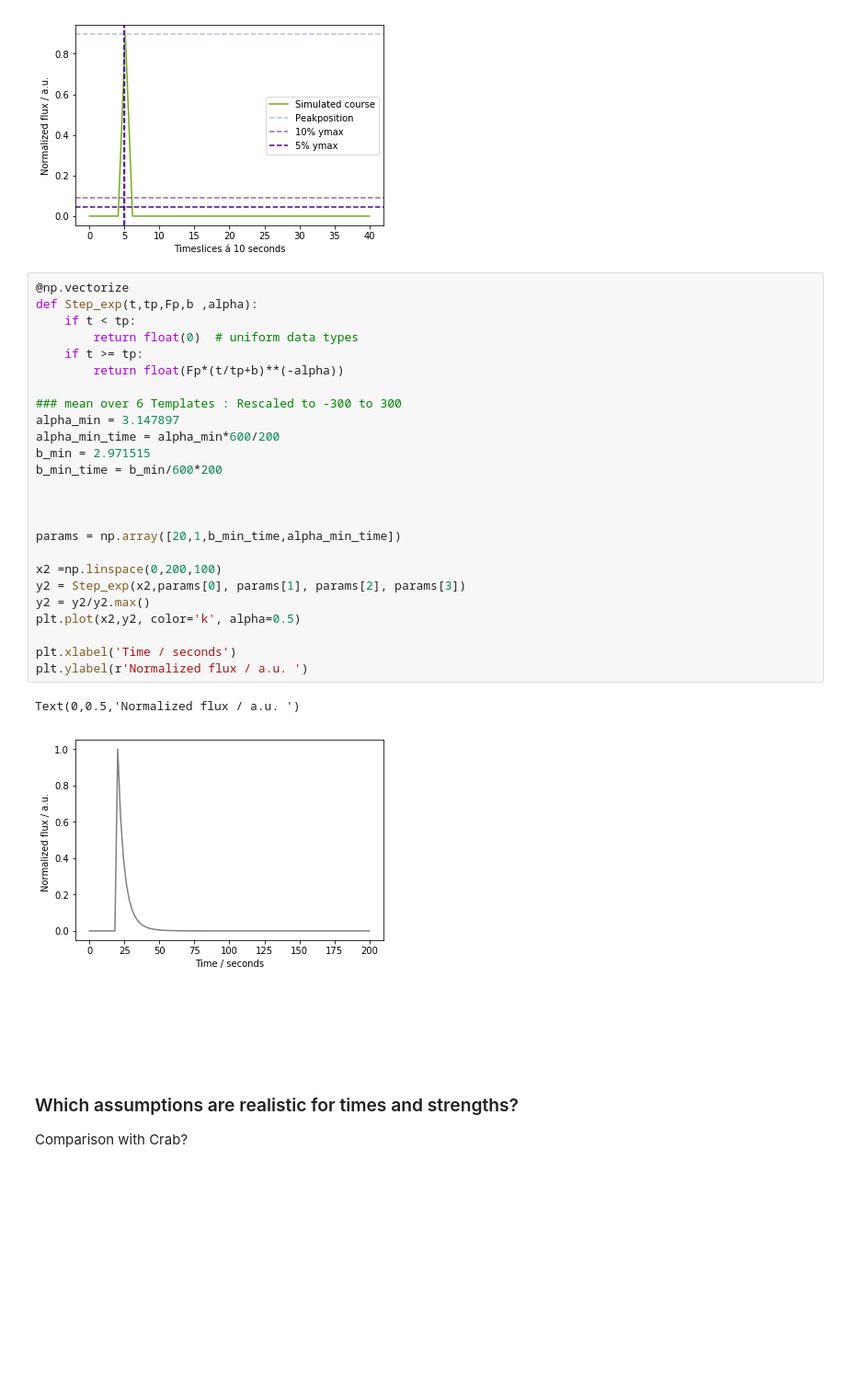
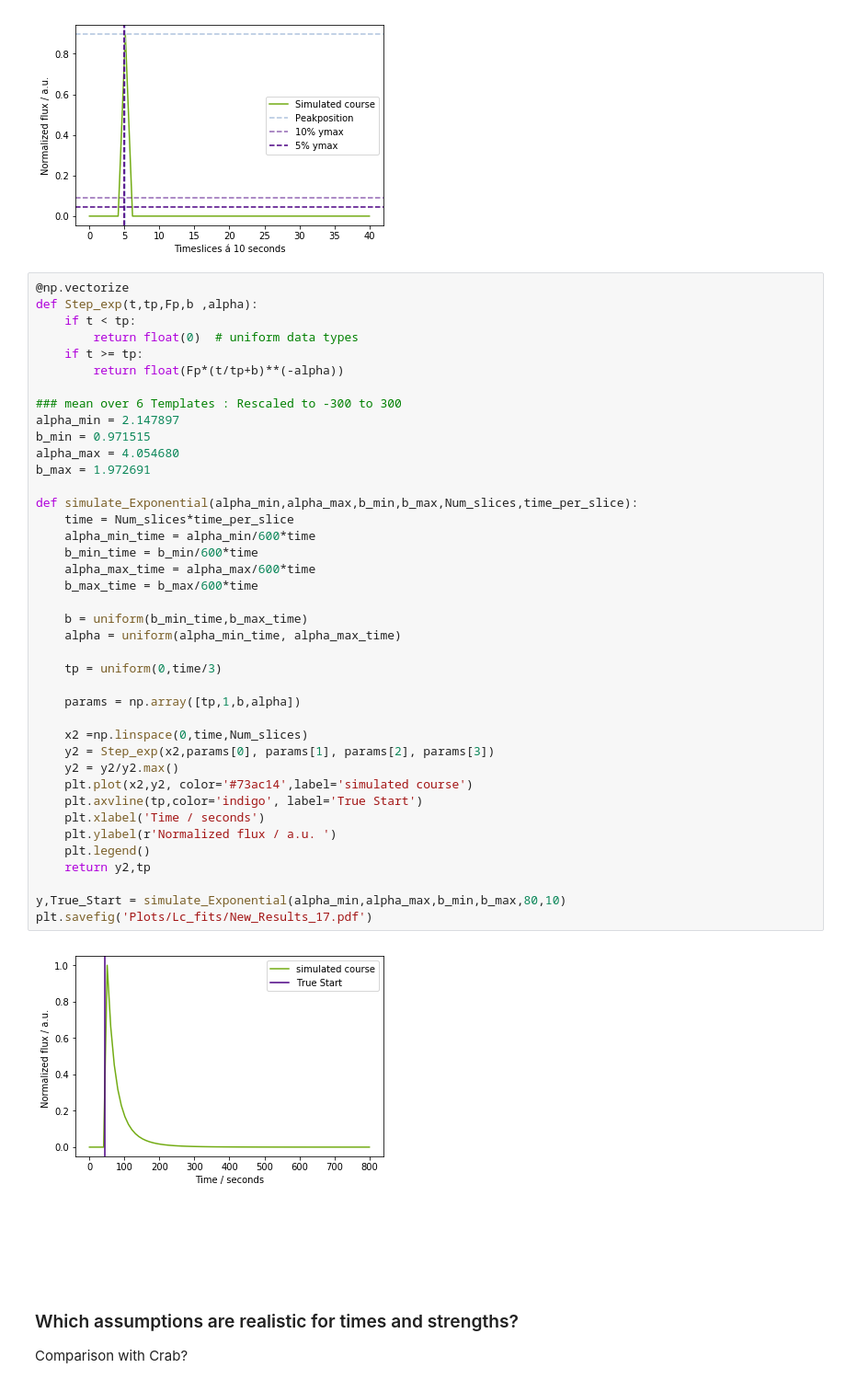
Before and after one commit to JanaMo/Project_Master, a Jupyter notebook: Lightcurve_Fit.ipynb, the cells around one changed output. Shown at 92% size. Drawn from its saved outputs; the diff is of its cells as text; blank space fills up the shorter version.

Commit message:
Exponential Template written as function

```diff
--- a/Lightcurve_Fit.ipynb
+++ b/Lightcurve_Fit.ipynb
@@ -643,31 +643,45 @@ True_Start   ## +/- 2 Slices Toleranz
 # %%
 @np.vectorize
 def Step_exp(t,tp,Fp,b ,alpha):
     if t < tp:
         return float(0)  # uniform data types
     if t >= tp:
         return float(Fp*(t/tp+b)**(-alpha))
 
 ### mean over 6 Templates : Rescaled to -300 to 300
-alpha_min = 3.147897
-alpha_min_time = alpha_min*600/200
-b_min = 2.971515
-b_min_time = b_min/600*200
+alpha_min = 2.147897
+b_min = 0.971515
+alpha_max = 4.054680
+b_max = 1.972691
 
+def simulate_Exponential(alpha_min,alpha_max,b_min,b_max,Num_slices,time_per_slice):
+    time = Num_slices*time_per_slice
+    alpha_min_time = alpha_min/600*time
+    b_min_time = b_min/600*time
+    alpha_max_time = alpha_max/600*time
+    b_max_time = b_max/600*time
 
+    b = uniform(b_min_time,b_max_time)
+    alpha = uniform(alpha_min_time, alpha_max_time)
 
-params = np.array([20,1,b_min_time,alpha_min_time])
+    tp = uniform(0,time/3)
 
-x2 =np.linspace(0,200,100)
-y2 = Step_exp(x2,params[0], params[1], params[2], params[3])
-y2 = y2/y2.max()
-plt.plot(x2,y2, color='k', alpha=0.5)
+    params = np.array([tp,1,b,alpha])
 
-plt.xlabel('Time / seconds')
-plt.ylabel(r'Normalized flux / a.u. ')
+    x2 =np.linspace(0,time,Num_slices)
+    y2 = Step_exp(x2,params[0], params[1], params[2], params[3])
+    y2 = y2/y2.max()
+    plt.plot(x2,y2, color='#73ac14',label='simulated course')
+    plt.axvline(tp,color='indigo', label='True Start')
+    plt.xlabel('Time / seconds')
+    plt.ylabel(r'Normalized flux / a.u. ')
+    plt.legend()
+    return y2,tp
+
+y,True_Start = simulate_Exponential(alpha_min,alpha_max,b_min,b_max,80,10)
+plt.savefig('Plots/Lc_fits/New_Results_17.pdf')
 # %% [output]
-Text(0,0.5,'Normalized flux / a.u. ')
-[figure, old version]
+[figure, new version]
 # %% [markdown]
 <br> <br> <br> <br>
 
```
Also changed, not shown: parts of 1 cell of this notebook.
